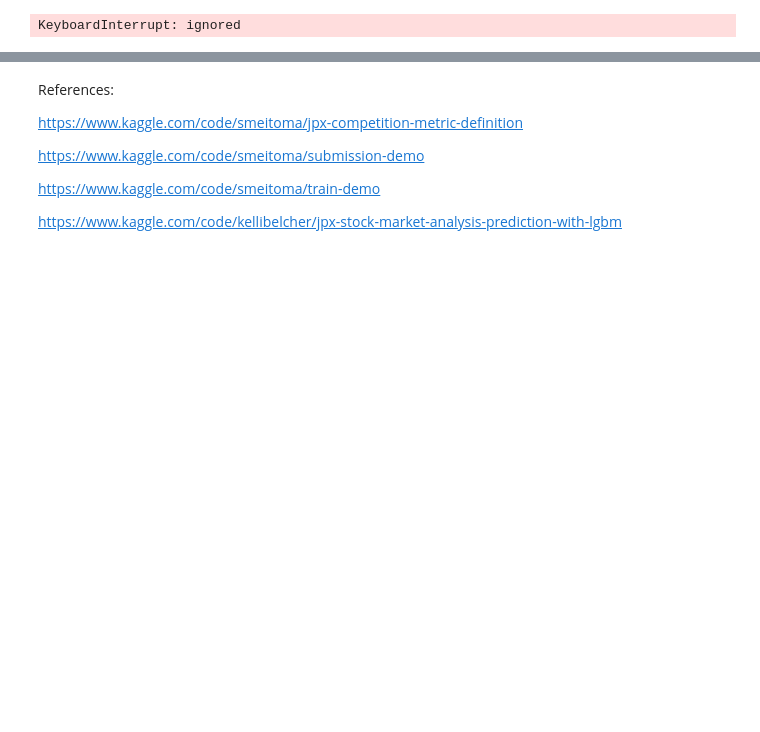
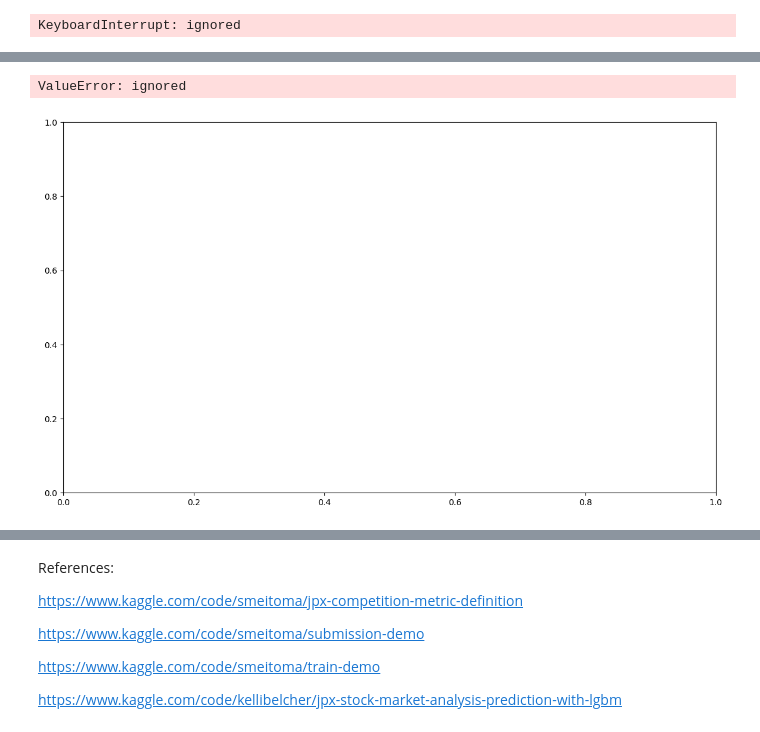
Before and after one commit to alessandro-rubin/JPX-exchange-challange, a Jupyter notebook: jpx-xploration.ipynb, the cells around one changed output, grey strips where cells are left out. Drawn from its saved outputs; the diff is of its cells as text; code cells hidden in the pictures; blank space fills up the shorter version.

```diff
--- a/jpx-xploration.ipynb
+++ b/jpx-xploration.ipynb
@@ -380,0 +390,2 @@ for i in range(len(arr[0])):
+# %%
+arr_sorted=np.sort(arr,axis=0)
@@ -380,0 +394,11 @@ for i in range(len(arr[0])):
+# %%
+fig=plt.figure(figsize=(14,8))
+for i in range(len(arr[1])):
+    plt.scatter(range(len(arr[1])),arr_sorted[:,i],alpha=0.3,s=1)
+plt.plot(std)
+plt.xlabel('Day')
+plt.ylabel('Daily Spread')
+plt.show()
+# %% [output]
+ValueError: ignored
+[figure, added]
```
Also changed, not shown: parts of 17 cells of this notebook.
